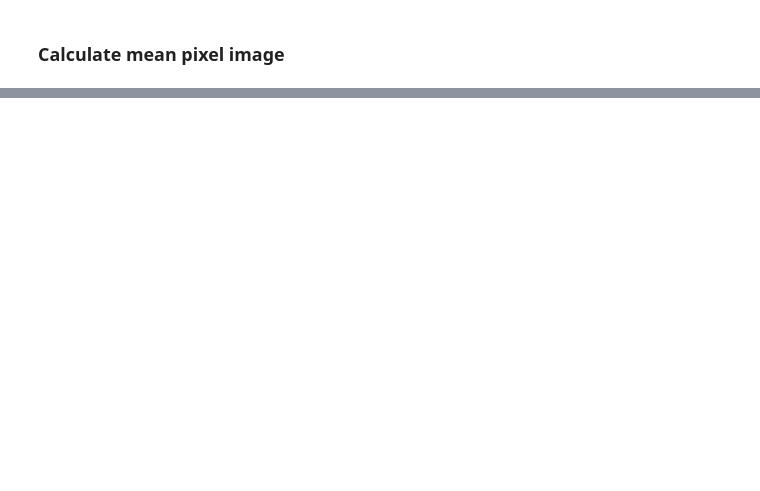
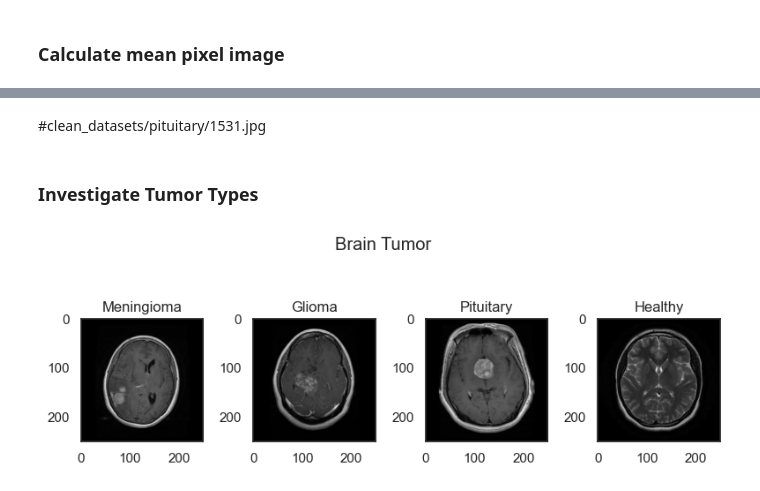
Before and after one commit to LV6LASERLOTUS/DAT490, a Jupyter notebook: eda.ipynb, the cells around one changed output, grey strips where cells are left out. Cells and saved outputs as stored; diff of their text form; code cells hidden in the pictures; blank space fills up the shorter version.

```diff
--- a/eda.ipynb
+++ b/eda.ipynb
@@ -90,0 +137,31 @@ plt.imshow(mean_img,"gray")
+# %% [markdown]
+#clean_datasets/pituitary/1531.jpg
+# %% [markdown]
+### Investigate Tumor Types
+# %%
+sns.set_theme(style='white')
+fig, axes = plt.subplots(1,4,figsize=(8,3))
+
+meningioma_img = cv2.imread('./clean_datasets/meningioma/Tr-meTr_0006.jpg',cv2.IMREAD_GRAYSCALE)
+glioma_img = cv2.imread('./clean_datasets/glioma/Tr-gl_0379.jpg',cv2.IMREAD_GRAYSCALE)
+pituitary_img = cv2.imread('./clean_datasets/pituitary/Tr-pi_1047.jpg',cv2.IMREAD_GRAYSCALE)
+healthy_img = cv2.imread('./clean_datasets/normal/image(287).jpg',cv2.IMREAD_GRAYSCALE)
+
+axes[0].imshow(meningioma_img,'gray')
+axes[0].set_title('Meningioma')
+
+axes[1].imshow(glioma_img,'gray')
+axes[1].set_title('Glioma')
+
+axes[2].imshow(pituitary_img,'gray')
+axes[2].set_title('Pituitary')
+
+axes[3].imshow(healthy_img,'gray')
+axes[3].set_title('Healthy')
+
+fig.suptitle('Brain Tumor')
+fig.tight_layout()
+
+plt.show()
+# %% [output]
+[figure, added]
```
Also changed, not shown: parts of 17 cells of this notebook.
